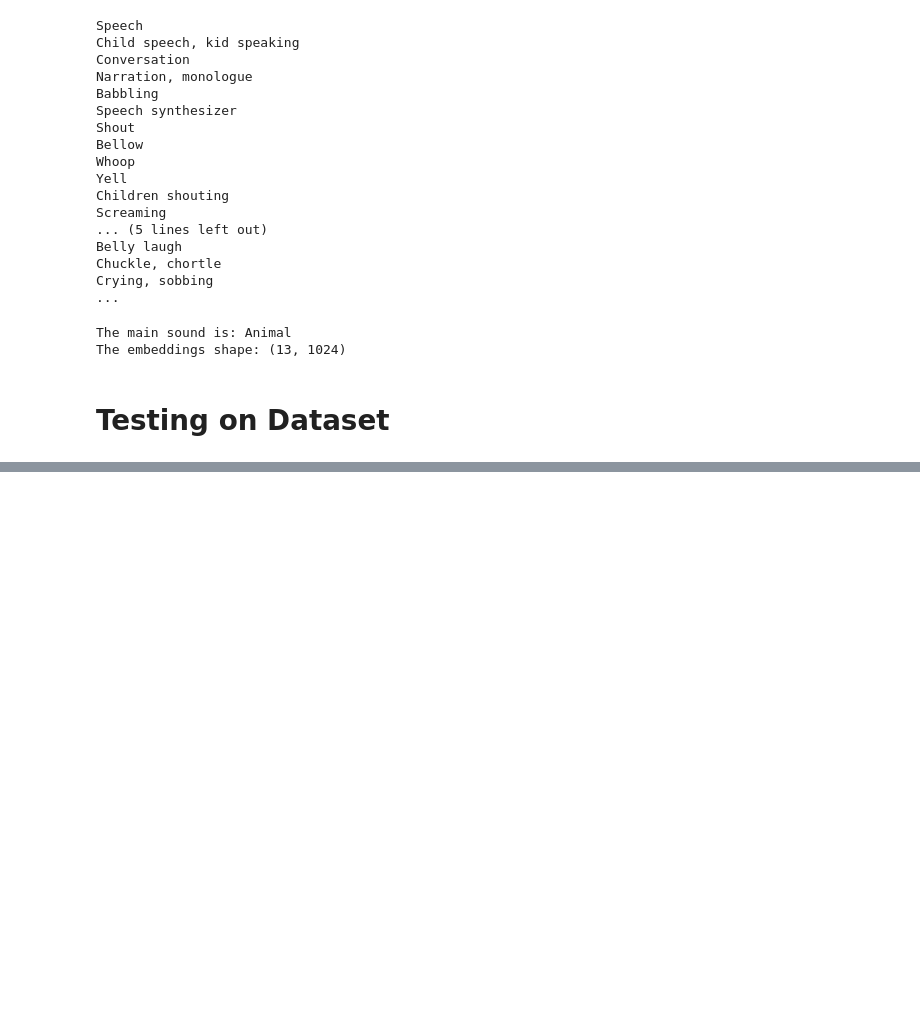
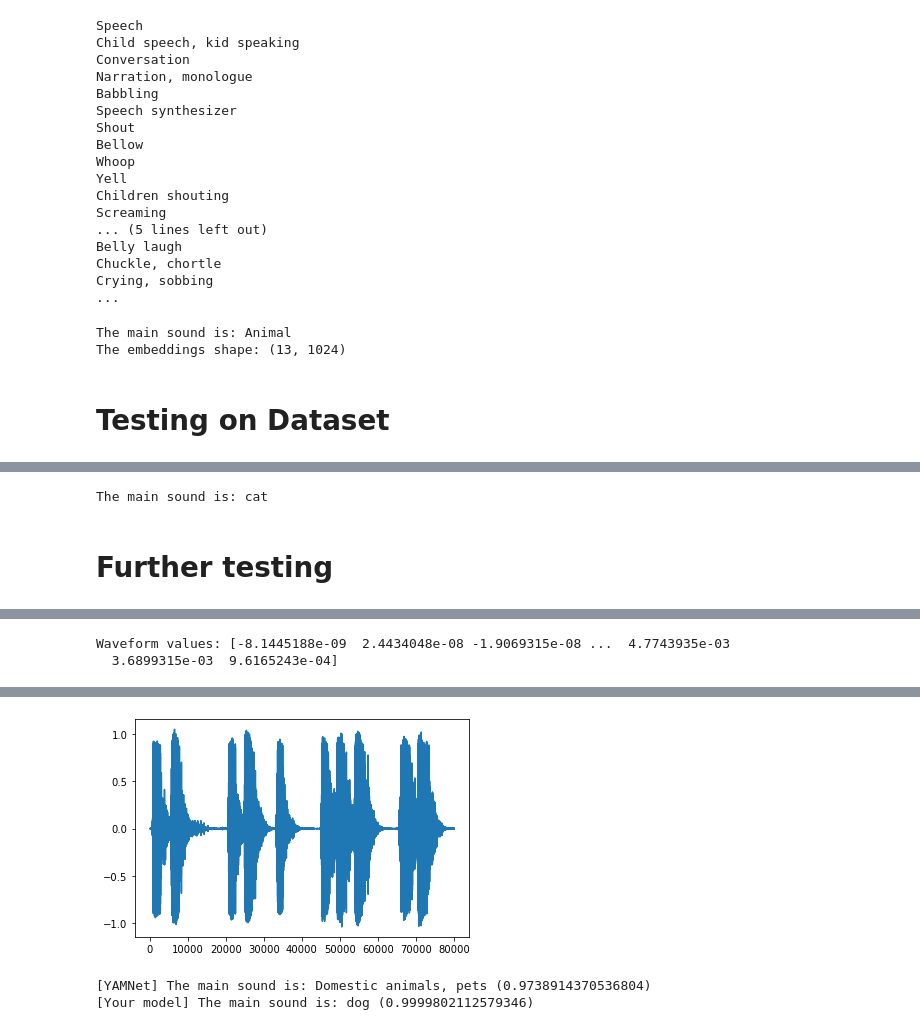
Before and after one commit to urd00m/AI-Projects, a Jupyter notebook: tensorflow_play/audio_tf/transfer_learning.ipynb, the cells around one changed output, grey strips where cells are left out. Cells and saved outputs as stored; diff of their text form; code cells hidden in the pictures; blank space fills up the shorter version.

```diff
--- a/tensorflow_play/audio_tf/transfer_learning.ipynb
+++ b/tensorflow_play/audio_tf/transfer_learning.ipynb
@@ -119,0 +114,7 @@ KeyboardInterrupt:
+# %%
+# Get data
+esc50_csv = './datasets/ESC-50-master/meta/esc50.csv'
+base_data_path = './datasets/ESC-50-master/audio/'
+
+pd_data = pd.read_csv(esc50_csv)
+pd_data.head()
@@ -119,0 +128,17 @@ KeyboardInterrupt:
+# %%
+# Filter Data (only cats and dogs)
+my_classes = ['dog', 'cat']
+map_class_to_id = {'dog':0, 'cat':1}
+
+# Filter out non dog and cat ones
+filtered_pd = pd_data[pd_data.category.isin(my_classes)]
+
+# map name to id
+class_id = filtered_pd['category'].apply(lambda name: map_class_to_id[name])
+filtered_pd = filtered_pd.assign(target=class_id)
+
+# Put full path
+full_path = filtered_pd['filename'].apply(lambda row: os.path.join(base_data_path, row))
+filtered_pd = filtered_pd.assign(filename=full_path)
+
+filtered_pd.head(10)
@@ -119,0 +469,21 @@ KeyboardInterrupt:
+# %%
+# inference
+reloaded_results = reloaded_model(testing_wav_data)
+cat_or_dog = my_classes[tf.argmax(reloaded_results)]
+print(f'The main sound is: {cat_or_dog}')
+# %% [output]
+The main sound is: cat
+# %% [markdown]
+# Further testing
+# %%
+# Run tests
+test_pd = filtered_pd.loc[filtered_pd['fold'] == 5]
+row = test_pd.sample(1)
+filename = row['filename'].item()
+print(filename)
+waveform = load_wav_16k_mono(filename)
+print(f'Waveform values: {waveform}')
+_ = plt.plot(waveform)
+
+display.Audio(waveform, rate=16000)
+# %% [output]
@@ -119,0 +493,2 @@ KeyboardInterrupt:
+Waveform values: [-8.1445188e-09  2.4434048e-08 -1.9069315e-08 ...  4.7743935e-03
+  3.6899315e-03  9.6165243e-04]
@@ -119,0 +496,20 @@ KeyboardInterrupt:
+[figure, added]
+# %%
+# compare against yamNet
+# Run the model, check the output.
+scores, embeddings, spectrogram = yamnet_model(waveform)
+class_scores = tf.reduce_mean(scores, axis=0)
+top_class = tf.argmax(class_scores)
+inferred_class = class_names[top_class]
+top_score = class_scores[top_class]
+print(f'[YAMNet] The main sound is: {inferred_class} ({top_score})')
+
+reloaded_results = reloaded_model(waveform)
+your_top_class = tf.argmax(reloaded_results)
+your_inferred_class = my_classes[your_top_class]
+class_probabilities = tf.nn.softmax(reloaded_results, axis=-1)
+your_top_score = class_probabilities[your_top_class]
+print(f'[Your model] The main sound is: {your_inferred_class} ({your_top_score})')
+# %% [output]
+[YAMNet] The main sound is: Domestic animals, pets (0.9738914370536804)
+[Your model] The main sound is: dog (0.9999802112579346)
```
Also changed, not shown: parts of 20 cells of this notebook, 1 other file.
